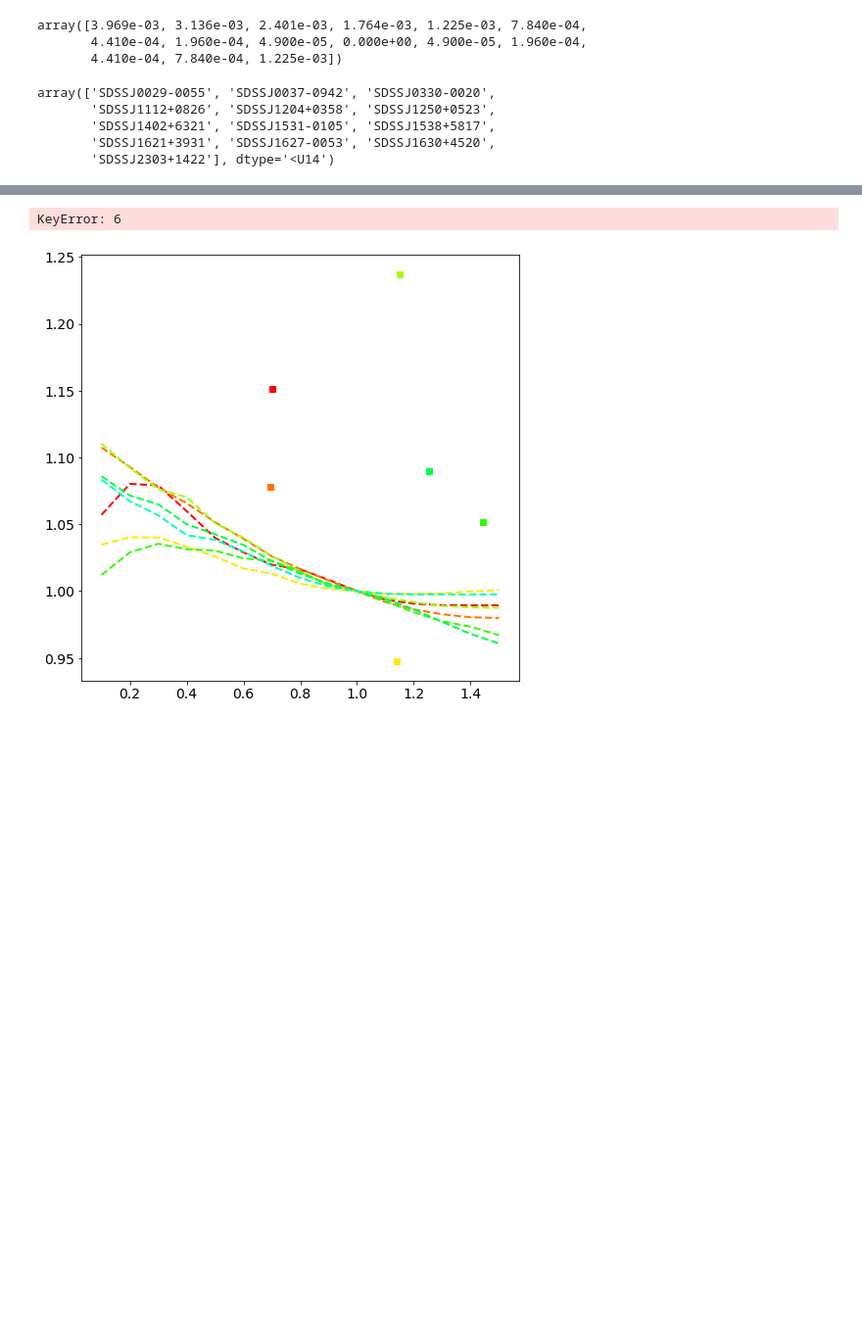
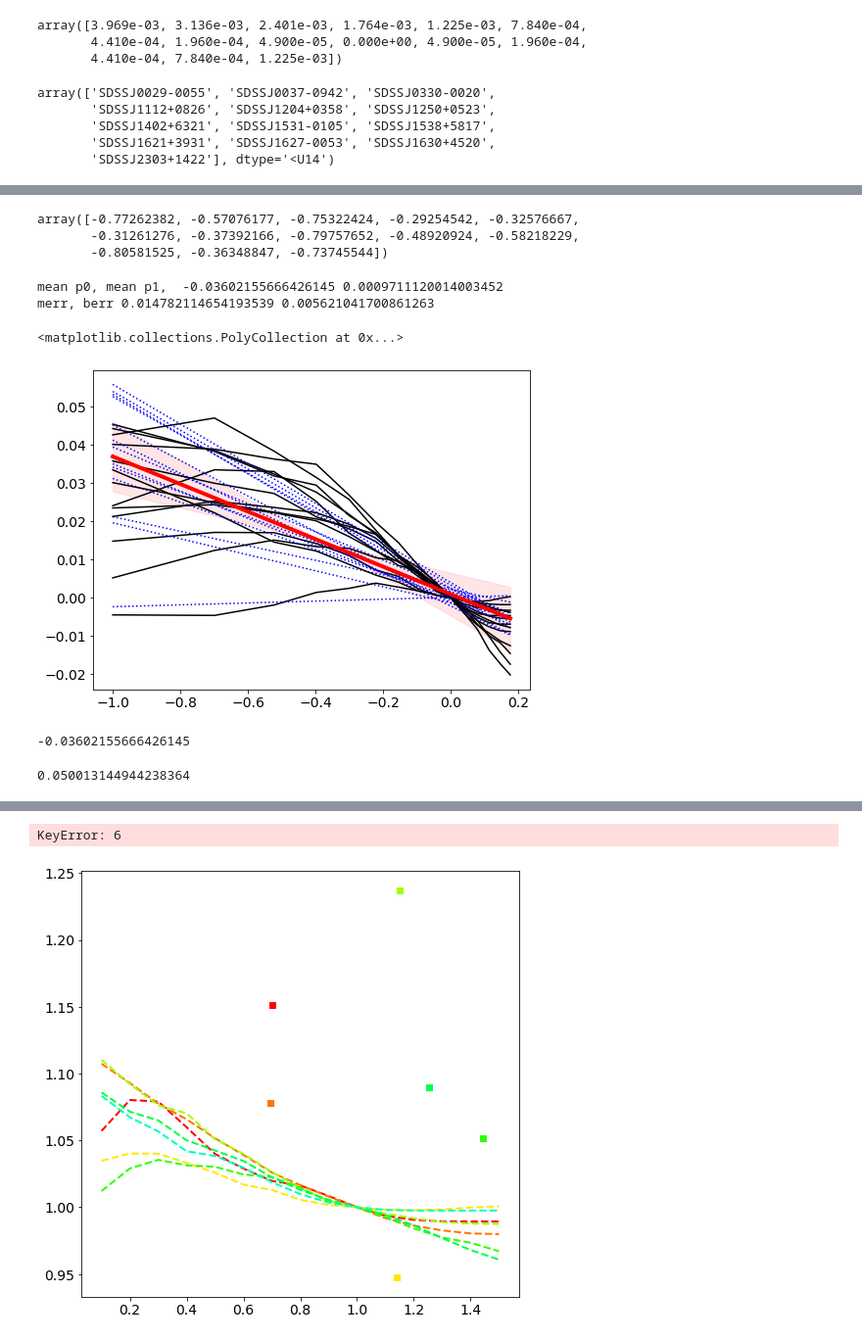
Before and after one commit to shawnknabel/slacs_kinematics_jam_modeling, a Jupyter notebook: jupyter_notebooks/kinematics_maps/fast_and_slow_rotators_analysis_011023.ipynb, the cells around one changed output, grey strips where cells are left out. Shown at 98% size. Cells and saved outputs as stored; diff of their text form; code cells hidden in the pictures; blank space fills up the shorter version.

```diff
--- a/jupyter_notebooks/kinematics_maps/fast_and_slow_rotators_analysis_011023.ipynb
+++ b/jupyter_notebooks/kinematics_maps/fast_and_slow_rotators_analysis_011023.ipynb
@@ -3252,0 +3686,53 @@ array(['SDSSJ0029-0055', 'SDSSJ0037-0942', 'SDSSJ0330-0020',
+# %%
+np.sqrt(variances_aw[:,0])/mean_aw0
+# %% [output]
+array([-0.77262382, -0.57076177, -0.75322424, -0.29254542, -0.32576667,
+       -0.31261276, -0.37392166, -0.79757652, -0.48920924, -0.58218229,
+       -0.80581525, -0.36348847, -0.73745544])
+# %%
+# plot
+
+logx = np.log10(reff_factors)
+logy = np.log10(VD_ratio[:,not_na])
+
+p0s = np.zeros(13)
+p1s = np.zeros(13)
+variances = np.zeros((13, 2))
+
+fig, axs = plt.subplots(figsize=(8,6))
+for i in range(13):
+    p, cov = np.polyfit(logx, logy[:,i], deg=1, cov=True)
+    p0s[i] = p[0]
+    p1s[i] = p[1]
+    variances[i] = np.diag(cov)
+    fit = p[0]*logx + p[1]
+    axs.plot(logx, logy[:,i], c='k')
+    axs.plot(logx, fit, c='b', linestyle=':')
+   # axs[1].plot(reff_factors, VD_ap_int_rms_bin_method_aptest2[:,i], c='k')
+
+m = np.mean(p0s)
+b = np.mean(p1s)
+merr = np.sqrt(np.sum(variances[:,0]))
+berr = np.sqrt(np.sum(variances[:,1]))
+
+yfit = m*logx+b
+yfit_err_low = (m-merr)*logx+(b-berr)
+yfit_err_hi = (m+merr)*logx+(b+berr)
+
+print('mean p0, mean p1, ', m, b)
+print('merr, berr', merr, berr)
+plt.plot(logx, yfit, 'r', linewidth=4)
+plt.fill_between(logx, yfit_err_low, yfit_err_hi, color='r', alpha=0.1)
+# %% [output]
+mean p0, mean p1,  -0.03602155666426145 0.0009711120014003452
+merr, berr 0.014782114654193539 0.005621041700861263
+<matplotlib.collections.PolyCollection at 0x...>
+[figure, added]
+# %%
+m
+# %% [output]
+-0.03602155666426145
+# %%
+np.sum(stds[:,0])
+# %% [output]
+0.050013144944238364
```
Also changed, not shown: parts of 17 cells of this notebook.
